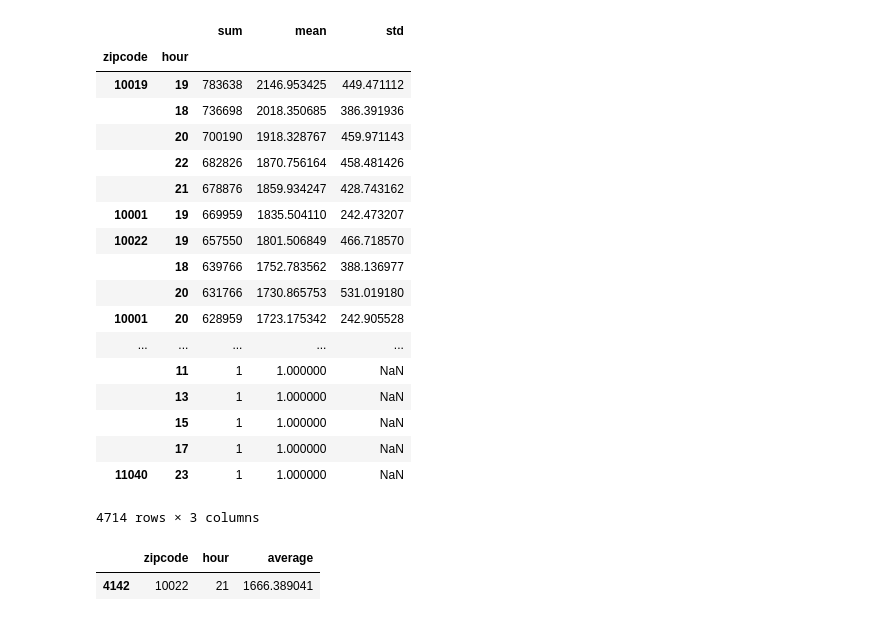
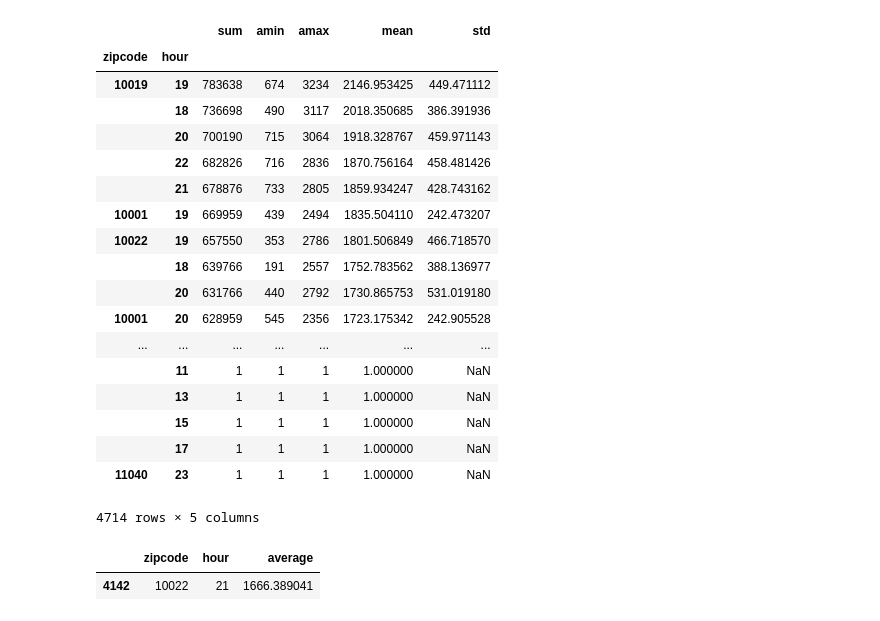
Before and after one commit to algorithmcardboard/Most-hapennning-places-NYC, a Jupyter notebook: Plots.ipynb, the cells around one changed output. Saved outputs shown, nothing was run; the diff lists cells and outputs as text; code cells hidden in the pictures.

```diff
--- a/Plots.ipynb
+++ b/Plots.ipynb
@@ -13,27 +13,27 @@ taxi_hourly['date'] = pd.to_datetime(taxi_hourly['date']).dt.dayofyear
 events_cluster['date'] = pd.to_datetime(events_cluster['date']).dt.dayofyear
 # %%
 t_hourly_gropued = taxi_hourly.groupby(['zipcode', 'hour'])
-t_hourly_gropued['count'].agg([np.sum, np.mean, np.std]).sort_values('sum', ascending =False)
+t_hourly_gropued['count'].agg([np.sum, np.min, np.max, np.mean, np.std]).sort_values('sum', ascending =False)
 # %% [output]
-|  |  | sum | mean | std |
-| zipcode | hour |  |  |  |
-| 10019 | 19 | 783638 | 2146.953425 | 449.471112 |
-|  | 18 | 736698 | 2018.350685 | 386.391936 |
-|  | 20 | 700190 | 1918.328767 | 459.971143 |
-|  | 22 | 682826 | 1870.756164 | 458.481426 |
-|  | 21 | 678876 | 1859.934247 | 428.743162 |
-| 10001 | 19 | 669959 | 1835.504110 | 242.473207 |
-| 10022 | 19 | 657550 | 1801.506849 | 466.718570 |
-|  | 18 | 639766 | 1752.783562 | 388.136977 |
-|  | 20 | 631766 | 1730.865753 | 531.019180 |
-| 10001 | 20 | 628959 | 1723.175342 | 242.905528 |
-| ... | ... | ... | ... | ... |
-|  | 11 | 1 | 1.000000 | NaN |
-|  | 13 | 1 | 1.000000 | NaN |
-|  | 15 | 1 | 1.000000 | NaN |
-|  | 17 | 1 | 1.000000 | NaN |
-| 11040 | 23 | 1 | 1.000000 | NaN |
+|  |  | sum | amin | amax | mean | std |
+| zipcode | hour |  |  |  |  |  |
+| 10019 | 19 | 783638 | 674 | 3234 | 2146.953425 | 449.471112 |
+|  | 18 | 736698 | 490 | 3117 | 2018.350685 | 386.391936 |
+|  | 20 | 700190 | 715 | 3064 | 1918.328767 | 459.971143 |
+|  | 22 | 682826 | 716 | 2836 | 1870.756164 | 458.481426 |
+|  | 21 | 678876 | 733 | 2805 | 1859.934247 | 428.743162 |
+| 10001 | 19 | 669959 | 439 | 2494 | 1835.504110 | 242.473207 |
+| 10022 | 19 | 657550 | 353 | 2786 | 1801.506849 | 466.718570 |
+|  | 18 | 639766 | 191 | 2557 | 1752.783562 | 388.136977 |
+|  | 20 | 631766 | 440 | 2792 | 1730.865753 | 531.019180 |
+| 10001 | 20 | 628959 | 545 | 2356 | 1723.175342 | 242.905528 |
+| ... | ... | ... | ... | ... | ... | ... |
+|  | 11 | 1 | 1 | 1 | 1.000000 | NaN |
+|  | 13 | 1 | 1 | 1 | 1.000000 | NaN |
+|  | 15 | 1 | 1 | 1 | 1.000000 | NaN |
+|  | 17 | 1 | 1 | 1 | 1.000000 | NaN |
+| 11040 | 23 | 1 | 1 | 1 | 1.000000 | NaN |
-4714 rows × 3 columns
+4714 rows × 5 columns
 # %%
 taxi_averages.query('(zipcode == 10022) & (hour == 21)')
 # %% [output]
```
Also changed, not shown: parts of 1 cell of this notebook.
